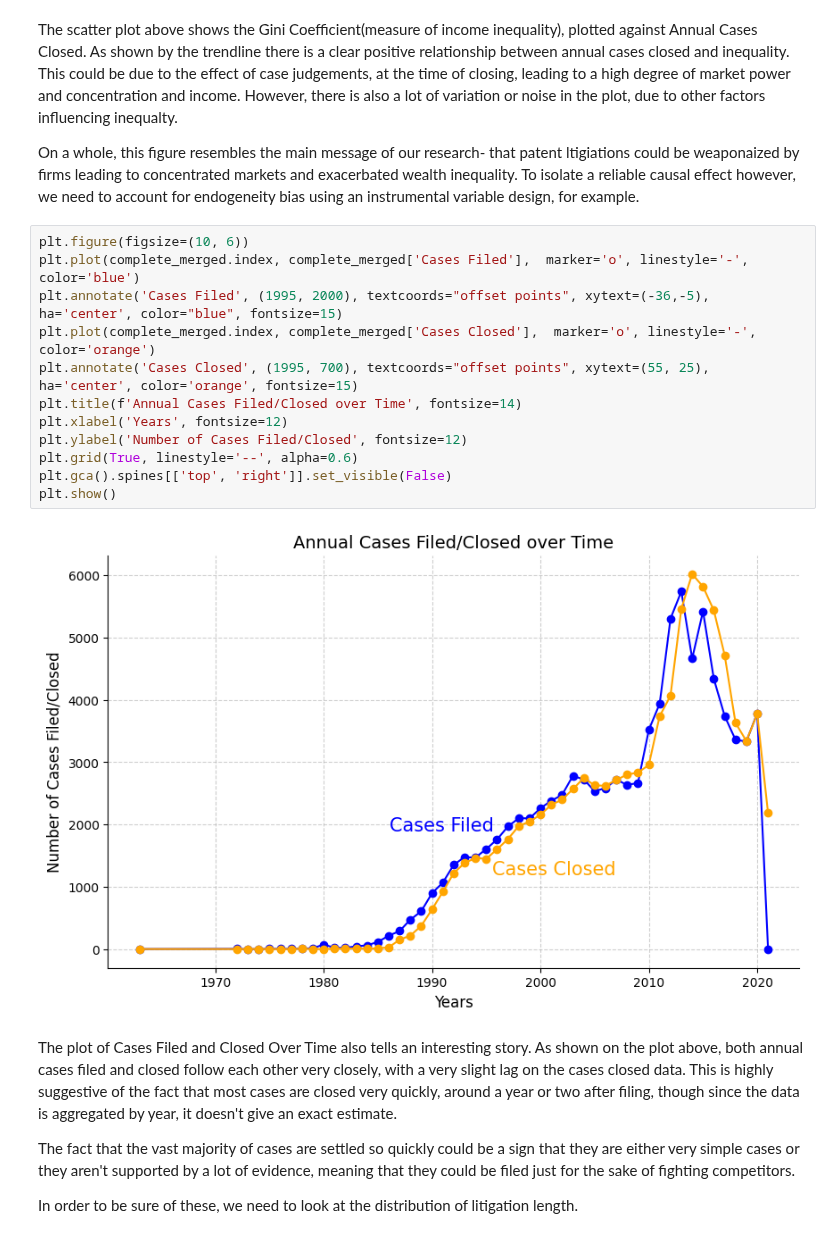
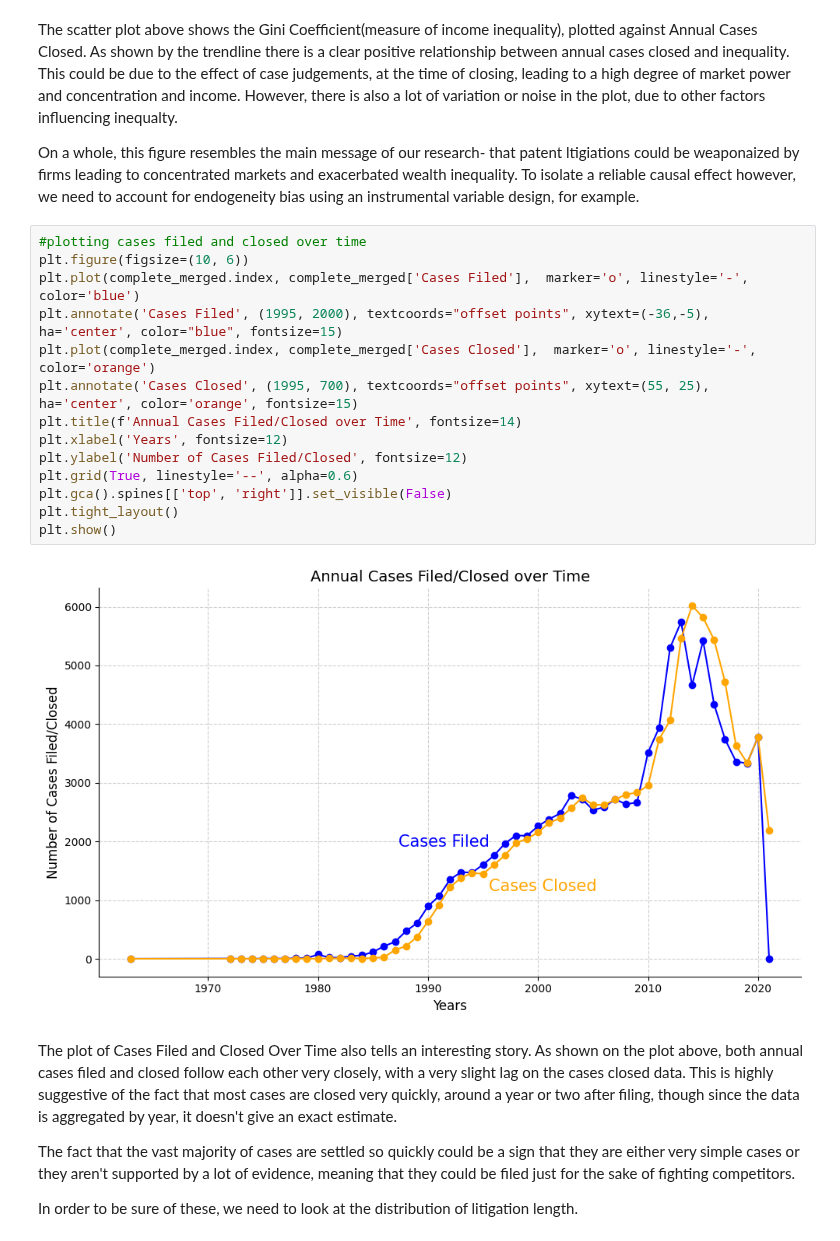
Before and after one commit to Sai0472003/PatentLitigation_Impact, a Jupyter notebook: Project1.ipynb, the cells around one changed output. Saved outputs shown, nothing was run; the diff lists cells and outputs as text.

```diff
--- a/Project1.ipynb
+++ b/Project1.ipynb
@@ -223,19 +218,21 @@ The scatter plot above shows the Gini Coefficient(measure of income inequality),
 
 On a whole, this figure resembles the main message of our research- that patent ltigiations could be weaponaized by firms leading to concentrated markets and exacerbated wealth inequality. To isolate a reliable causal effect however, we need to account for endogeneity bias using an instrumental variable design, for example.
 # %%
+#plotting cases filed and closed over time
 plt.figure(figsize=(10, 6))
 plt.plot(complete_merged.index, complete_merged['Cases Filed'],  marker='o', linestyle='-', color='blue')
 plt.annotate('Cases Filed', (1995, 2000), textcoords="offset points", xytext=(-36,-5), ha='center', color="blue", fontsize=15)
 plt.plot(complete_merged.index, complete_merged['Cases Closed'],  marker='o', linestyle='-', color='orange')
 plt.annotate('Cases Closed', (1995, 700), textcoords="offset points", xytext=(55, 25), ha='center', color='orange', fontsize=15)
 plt.title(f'Annual Cases Filed/Closed over Time', fontsize=14)
 plt.xlabel('Years', fontsize=12)
 plt.ylabel('Number of Cases Filed/Closed', fontsize=12)
 plt.grid(True, linestyle='--', alpha=0.6)
 plt.gca().spines[['top', 'right']].set_visible(False)
+plt.tight_layout()
 plt.show()
 # %% [output]
-[figure, old version]
+[figure, new version]
 # %% [markdown]
 The plot of Cases Filed and Closed Over Time also tells an interesting story.
 As shown on the plot above, both annual cases filed and closed follow each other very closely, with a very slight lag on the cases closed data. This is highly suggestive of the fact that most cases are closed very quickly, around a year or two after filing, though since the data is aggregated by year, it doesn't give an exact estimate.
```
Also changed, not shown: parts of 14 cells of this notebook.
